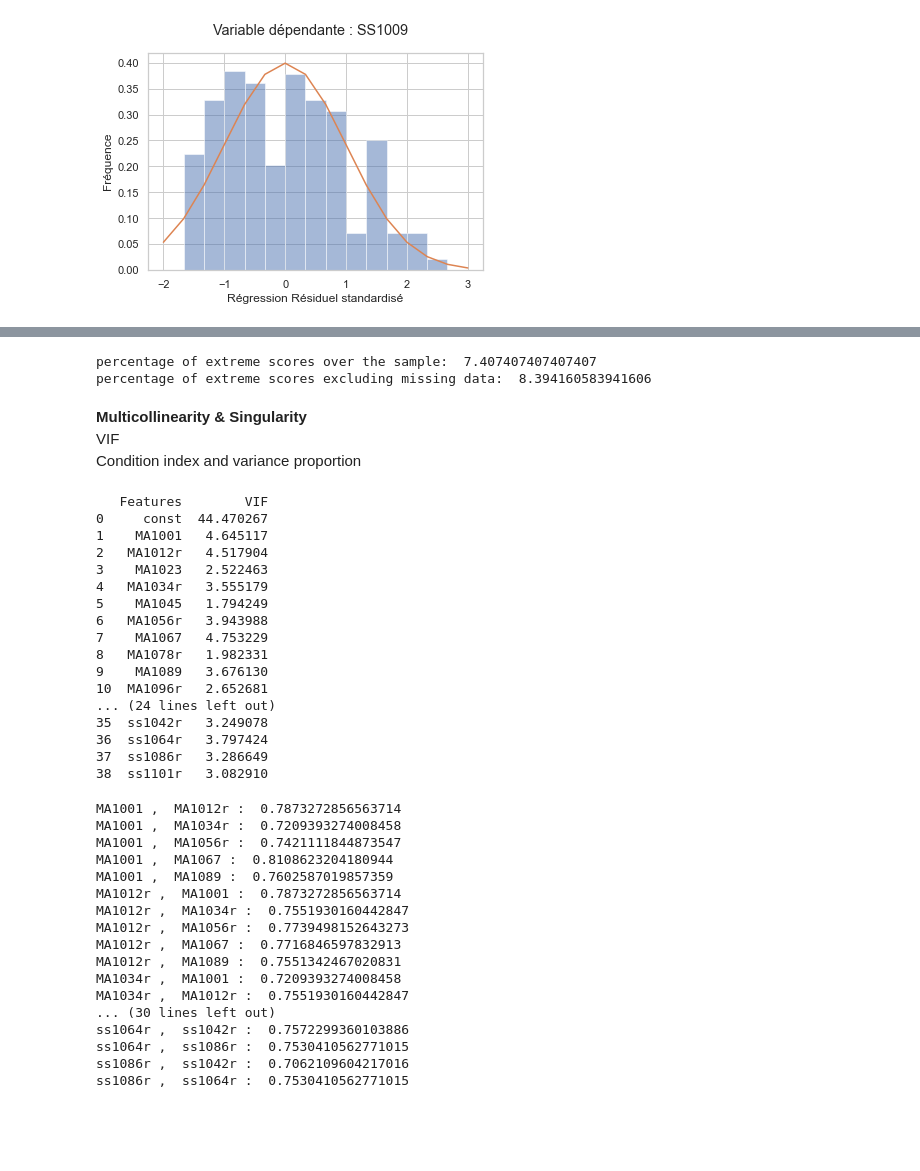
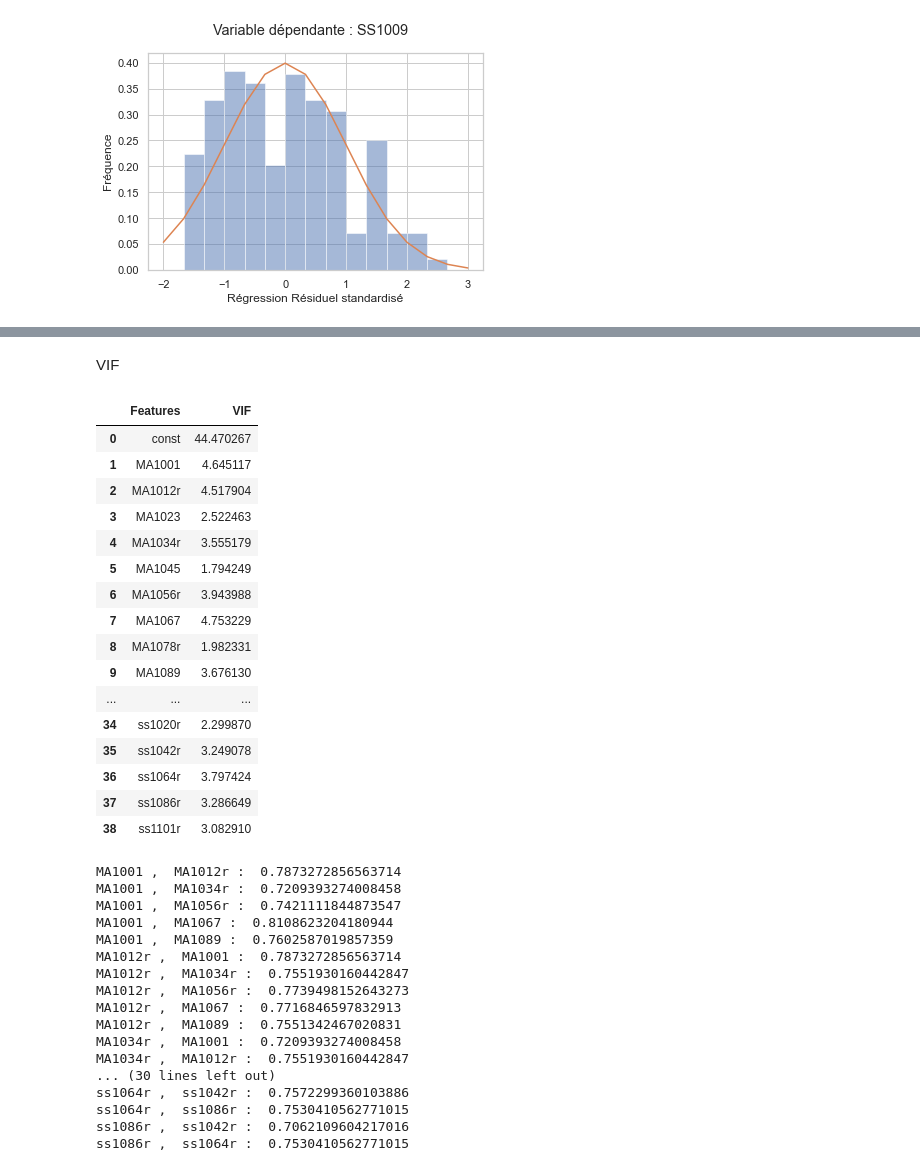
Before and after one commit to anproulx/PSY-6002, a Jupyter notebook: cleaned_FA_megafonction _assump_added.ipynb, the cells around one changed output, grey strips where cells are left out. Cells and saved outputs as stored; diff of their text form; code cells hidden in the pictures; blank space fills up the shorter version.

```diff
--- a/cleaned_FA_megafonction _assump_added.ipynb
+++ b/cleaned_FA_megafonction _assump_added.ipynb
@@ -484,9 +546,0 @@ chi_critic
-# %%
-#If the value of D^2 is superior to the critical chi2 value, save i+1 (+1 because the indexes in python start at 0)
-ls_multioutliers = []
-for i in range (len(df_tp['MA1001'])):
-    try:
-        if df_mahal['mahal_square'][i] > chi_critic:
-            ls_multioutliers.append(i+1)
-    except:
-        continue
@@ -514,46 +547,40 @@ ls_multioutliers
-# %%
-#calculate the % of multivariate outliers in our dataframe
-percent_multivaroutliers_all = 100*len(ls_multioutliers)/621
-percent_multivaroutliers = 100*len(ls_multioutliers)/len(df_tp.dropna()['MA1001'])
-print('percentage of extreme scores over the sample: ', percent_multivaroutliers_all)
-print('percentage of extreme scores excluding missing data: ', percent_multivaroutliers)
-# %% [output]
-percentage of extreme scores over the sample:  7.407407407407407
-percentage of extreme scores excluding missing data:  8.394160583941606
-# %% [markdown]
-<b>Multicollinearity & Singularity</b>
-<br>VIF
-<br>Condition index and variance proportion
+# %% [markdown]
+VIF
 # %%
 #Compute the VIF
 #Add a constant to the dataframe
-df_constant = add_constant(df_tp.dropna())
+
 
 #Create a dataframe
-vif_data = pd.DataFrame()
-vif_data['Features'] = df_constant.columns
-#Compute VIF for each IVs
-vif_data['VIF'] = [variance_inflation_factor(df_constant.values, i) for i in range(len(df_constant.columns))]
+def compute_vif(data = None):
+    vif_data = pd.DataFrame()
+    vif_data['Features'] = data.columns
+    #Compute VIF for each IVs
+    vif_data['VIF'] = [variance_inflation_factor(data.values, i)
+    for i in range(len(data.columns))]
 
-print(vif_data)
+    return vif_data
+
+df_constant = add_constant(df_tp.dropna())
+compute_vif(df_constant)
 # %% [output]
-   Features        VIF
-0     const  44.470267
-1    MA1001   4.645117
-2   MA1012r   4.517904
-3    MA1023   2.522463
-4   MA1034r   3.555179
-5    MA1045   1.794249
-6   MA1056r   3.943988
-7    MA1067   4.753229
-8   MA1078r   1.982331
-9    MA1089   3.676130
-10  MA1096r   2.652681
-... (24 lines left out)
-35  ss1042r   3.249078
-36  ss1064r   3.797424
-37  ss1086r   3.286649
-38  ss1101r   3.082910
+|  | Features | VIF |
+| 0 | const | 44.470267 |
+| 1 | MA1001 | 4.645117 |
+| 2 | MA1012r | 4.517904 |
+| 3 | MA1023 | 2.522463 |
+| 4 | MA1034r | 3.555179 |
+| 5 | MA1045 | 1.794249 |
+| 6 | MA1056r | 3.943988 |
+| 7 | MA1067 | 4.753229 |
+| 8 | MA1078r | 1.982331 |
+| 9 | MA1089 | 3.676130 |
+| ... | ... | ... |
+| 34 | ss1020r | 2.299870 |
+| 35 | ss1042r | 3.249078 |
+| 36 | ss1064r | 3.797424 |
+| 37 | ss1086r | 3.286649 |
+| 38 | ss1101r | 3.082910 |
 # %%
 #Compute the correlation matrix. By default, this function excludes NaN
 #Check if the value is superior to 0.7 excluding the elements on the diagonal
```
Also changed, not shown: parts of 25 cells of this notebook.
